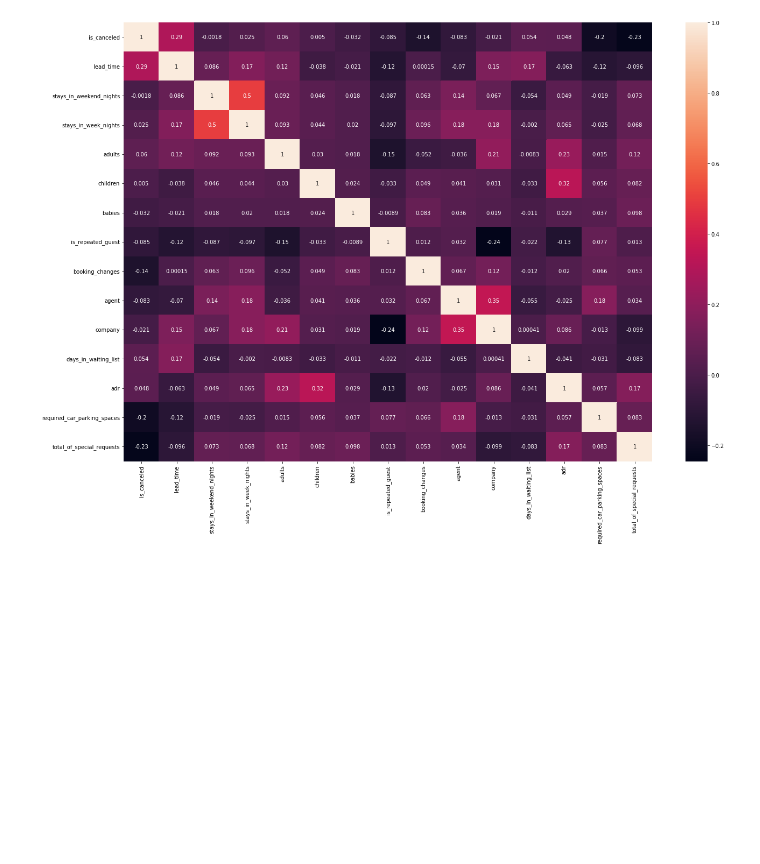
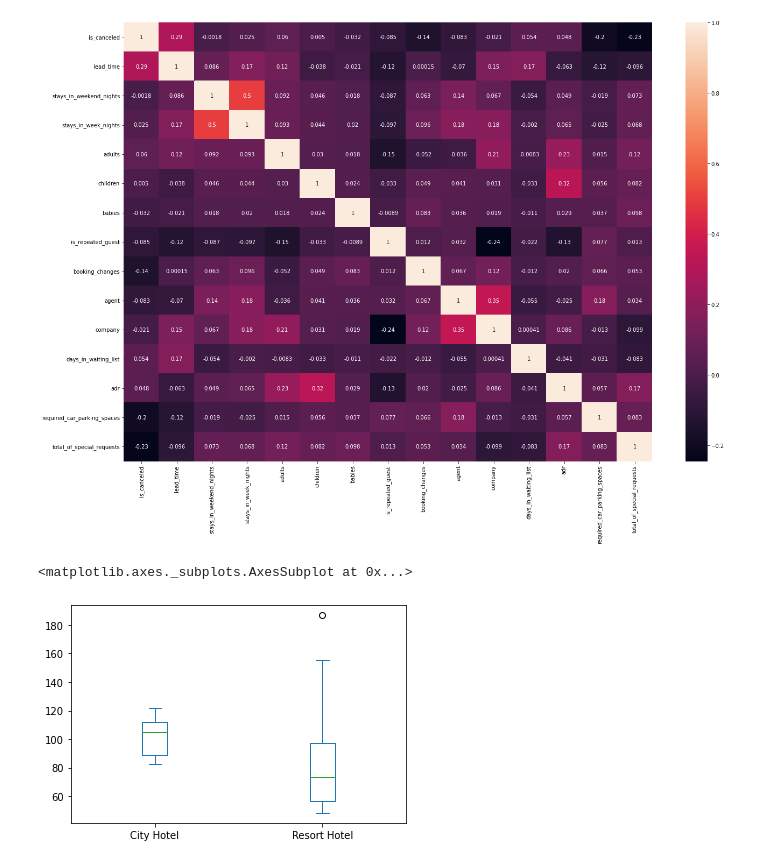
Before and after one commit to solankinitin1210/Capstone-Project-Hotel-Booking-Analysis, a Jupyter notebook: Capstone_Project_Hotel_Booking_Analysis_Capstone_Project.ipynb, the cells around one changed output. Saved outputs shown, nothing was run; the diff lists cells and outputs as text; code cells hidden in the pictures; blank space fills up the shorter version.

```diff
--- a/Capstone_Project_Hotel_Booking_Analysis_Capstone_Project.ipynb
+++ b/Capstone_Project_Hotel_Booking_Analysis_Capstone_Project.ipynb
@@ -295,3 +295,8 @@ fig, ax = plt.subplots(figsize=(22,15))
 sns.heatmap(sub_df.corr(), annot=True, ax=ax);
 # %% [output]
 [figure]
+# %%
+df.groupby(['arrival_date_month','hotel'])['adr'].mean().unstack().plot(kind="box")
+# %% [output]
+<matplotlib.axes._subplots.AxesSubplot at 0x...>
+[figure, added]
```
Also changed, not shown: parts of 1 cell of this notebook.
